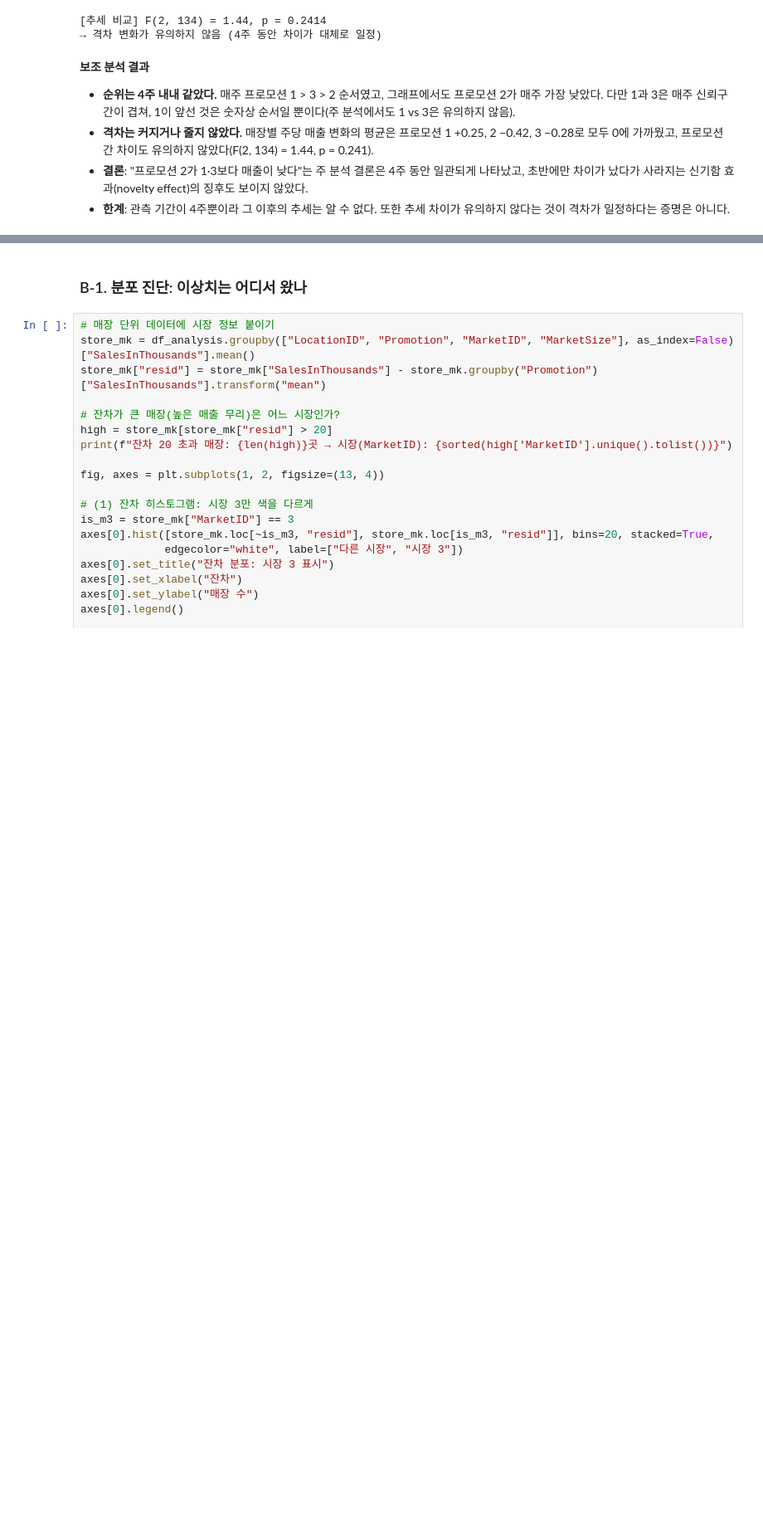
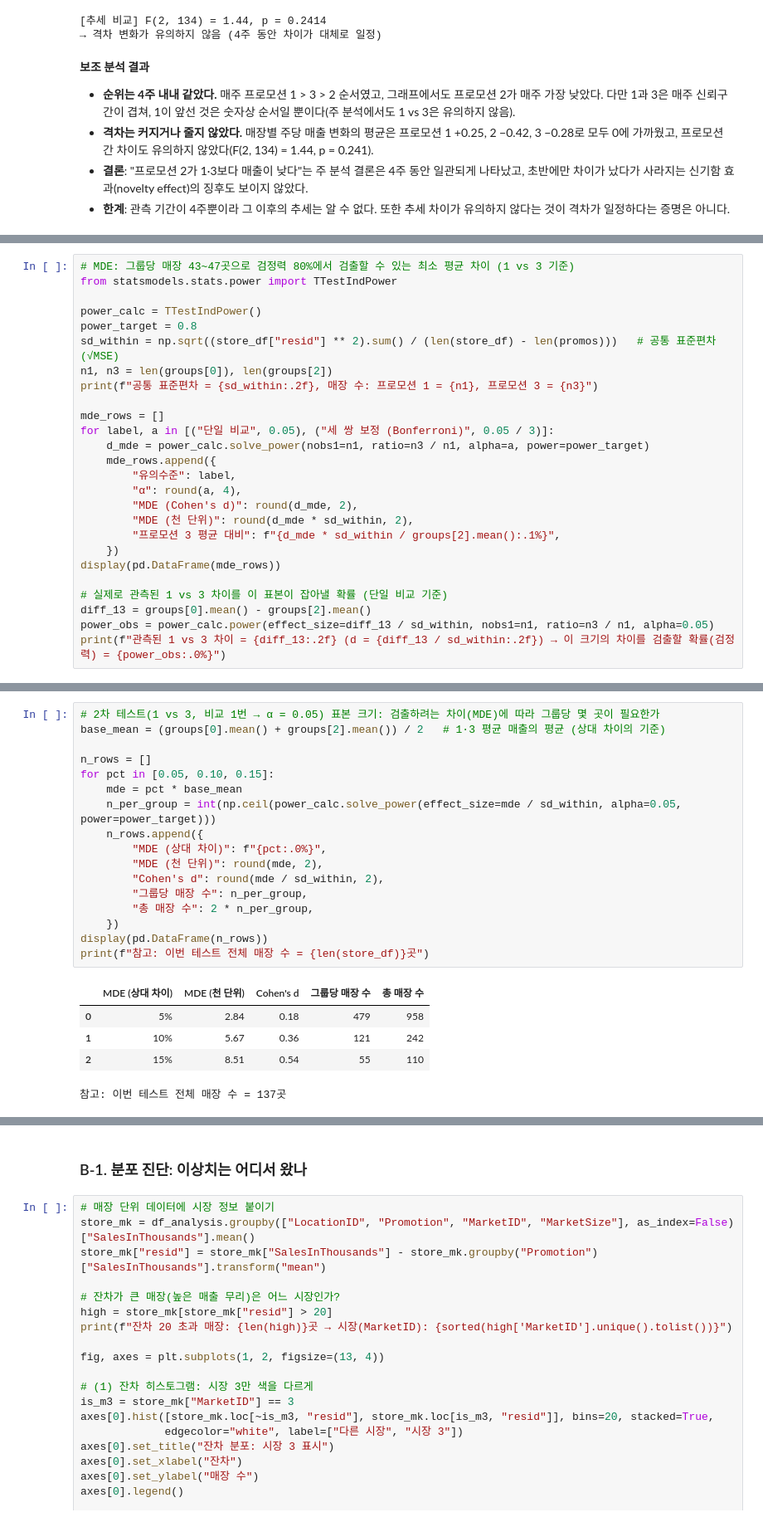
Before and after one commit to yeeunkim-dev/ai-data-bootcamp, a Jupyter notebook: D012+_통계적 검정과 인과추론/[통계적 검정과 인과추론] AB 테스트 - Fast Food Marketing Campaign.ipynb, the cells around one changed output, grey strips where cells are left out. Shown at 83% size. Cells and saved outputs as stored; diff of their text form; blank space fills up the shorter version.

```diff
--- a/D012+_통계적 검정과 인과추론/[통계적 검정과 인과추론] AB 테스트 - Fast Food Marketing Campaign.ipynb
+++ b/D012+_통계적 검정과 인과추론/[통계적 검정과 인과추론] AB 테스트 - Fast Food Marketing Campaign.ipynb
@@ -603,0 +627,26 @@ print("→ 격차가 주차에 따라 변함" if p_slope < 0.05 else "→ 격차
+# %%
+# MDE: 그룹당 매장 43~47곳으로 검정력 80%에서 검출할 수 있는 최소 평균 차이 (1 vs 3 기준)
+from statsmodels.stats.power import TTestIndPower
+
+power_calc = TTestIndPower()
+power_target = 0.8
+sd_within = np.sqrt((store_df["resid"] ** 2).sum() / (len(store_df) - len(promos)))   # 공통 표준편차 (√MSE)
+n1, n3 = len(groups[0]), len(groups[2])
+print(f"공통 표준편차 = {sd_within:.2f}, 매장 수: 프로모션 1 = {n1}, 프로모션 3 = {n3}")
+
+mde_rows = []
+for label, a in [("단일 비교", 0.05), ("세 쌍 보정 (Bonferroni)", 0.05 / 3)]:
+    d_mde = power_calc.solve_power(nobs1=n1, ratio=n3 / n1, alpha=a, power=power_target)
+    mde_rows.append({
+        "유의수준": label,
+        "α": round(a, 4),
+        "MDE (Cohen's d)": round(d_mde, 2),
+        "MDE (천 단위)": round(d_mde * sd_within, 2),
+        "프로모션 3 평균 대비": f"{d_mde * sd_within / groups[2].mean():.1%}",
+    })
+display(pd.DataFrame(mde_rows))
+
+# 실제로 관측된 1 vs 3 차이를 이 표본이 잡아낼 확률 (단일 비교 기준)
+diff_13 = groups[0].mean() - groups[2].mean()
+power_obs = power_calc.power(effect_size=diff_13 / sd_within, nobs1=n1, ratio=n3 / n1, alpha=0.05)
+print(f"관측된 1 vs 3 차이 = {diff_13:.2f} (d = {diff_13 / sd_within:.2f}) → 이 크기의 차이를 검출할 확률(검정력) = {power_obs:.0%}")
@@ -603,0 +659,23 @@ print("→ 격차가 주차에 따라 변함" if p_slope < 0.05 else "→ 격차
+# %%
+# 2차 테스트(1 vs 3, 비교 1번 → α = 0.05) 표본 크기: 검출하려는 차이(MDE)에 따라 그룹당 몇 곳이 필요한가
+base_mean = (groups[0].mean() + groups[2].mean()) / 2   # 1·3 평균 매출의 평균 (상대 차이의 기준)
+
+n_rows = []
+for pct in [0.05, 0.10, 0.15]:
+    mde = pct * base_mean
+    n_per_group = int(np.ceil(power_calc.solve_power(effect_size=mde / sd_within, alpha=0.05, power=power_target)))
+    n_rows.append({
+        "MDE (상대 차이)": f"{pct:.0%}",
+        "MDE (천 단위)": round(mde, 2),
+        "Cohen's d": round(mde / sd_within, 2),
+        "그룹당 매장 수": n_per_group,
+        "총 매장 수": 2 * n_per_group,
+    })
+display(pd.DataFrame(n_rows))
+print(f"참고: 이번 테스트 전체 매장 수 = {len(store_df)}곳")
+# %% [output]
+|  | MDE (상대 차이) | MDE (천 단위) | Cohen's d | 그룹당 매장 수 | 총 매장 수 |
+| 0 | 5% | 2.84 | 0.18 | 479 | 958 |
+| 1 | 10% | 5.67 | 0.36 | 121 | 242 |
+| 2 | 15% | 8.51 | 0.54 | 55 | 110 |
+참고: 이번 테스트 전체 매장 수 = 137곳
```
Also changed, not shown: parts of 17 cells of this notebook.
